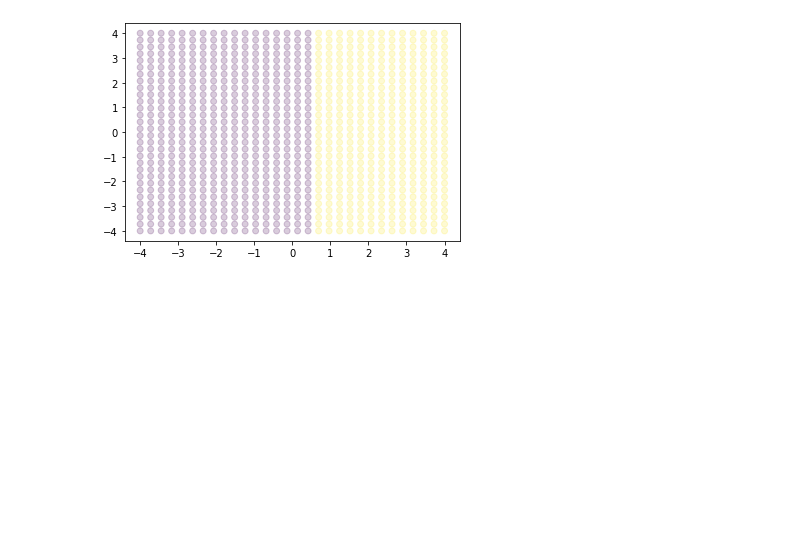
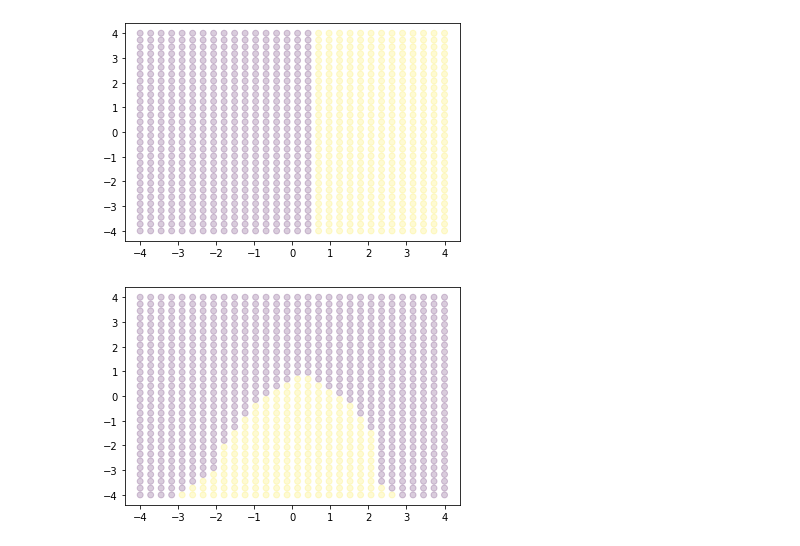
Before and after one commit to simonblaue/Master, a Jupyter notebook: Machine Learning/Practical 3/3_[NAME1]_[NAME2]_[NAME3].ipynb, the cells around one changed output. Saved outputs shown, nothing was run; the diff lists cells and outputs as text; code cells hidden in the pictures; blank space fills up the shorter version.

Commit message:
added grid of descion booundarie

```diff
--- a/Machine Learning/Practical 3/3_[NAME1]_[NAME2]_[NAME3].ipynb
+++ b/Machine Learning/Practical 3/3_[NAME1]_[NAME2]_[NAME3].ipynb
@@ -292,8 +296,7 @@ def plot_decision_boundary(predict_fn):
     '''
     grid = np.meshgrid(np.linspace(-4, 4, 30), np.linspace(-4, 4, 30))
     grid_x, grid_y = grid[0].flatten(), grid[1].flatten()
-    grid_t = np.array([
-        predict_fn([x, y]) for x, y, in zip(grid_x, grid_y)])
+    grid_t = np.array([predict_fn([x, y]) for x, y, in zip(grid_x, grid_y)])
     plt.scatter(grid_x, grid_y, c=grid_t, alpha=0.2)
 
 
@@ -306,0 +308,7 @@ plot_decision_boundary(predict_fn)
+# %%
+def predict_fn_rbf(x):
+    x = (np.array(x).reshape(1,2))
+    return predict(x, X_train, a, rbf_kernel) < 0.1
+plot_decision_boundary(predict_fn_rbf)
+# %% [output]
+[figure, added]
```
Also changed, not shown: parts of 3 cells of this notebook.
